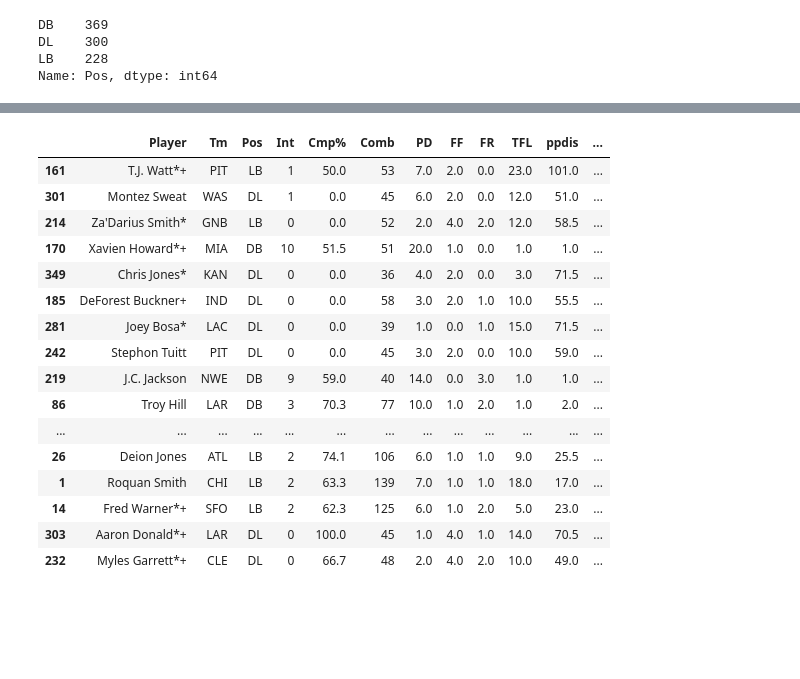
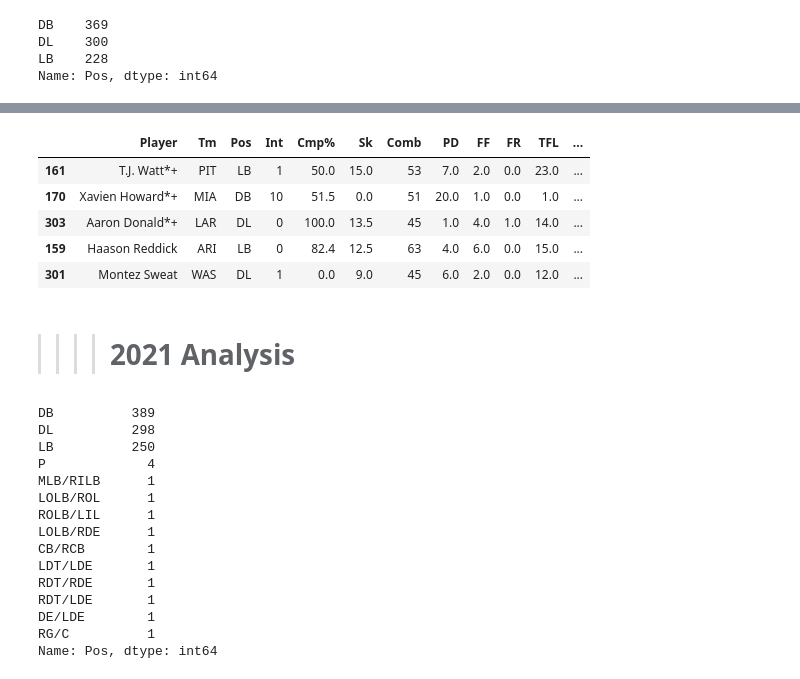
Before and after one commit to SHAWNSMITH16/individual_project, a Jupyter notebook: scratch.ipynb, the cells around one changed output, grey strips where cells are left out. Saved outputs shown, nothing was run; the diff lists cells and outputs as text; code cells hidden in the pictures; blank space fills up the shorter version.

```diff
--- a/scratch.ipynb
+++ b/scratch.ipynb
@@ -115,22 +91,13 @@ df20.head()
 # %%
 df20 = f.player_ratings_cols(df20)
 # %%
-df20.sort_values('ovr_rtg', ascending = False).head(30)
+df20.sort_values('ovr_rtg', ascending = False).head(5)
 # %% [output]
-|  | Player | Tm | Pos | Int | Cmp% | Comb | PD | FF | FR | TFL | ppdis | ... |
-| 161 | T.J. Watt*+ | PIT | LB | 1 | 50.0 | 53 | 7.0 | 2.0 | 0.0 | 23.0 | 101.0 | ... |
-| 301 | Montez Sweat | WAS | DL | 1 | 0.0 | 45 | 6.0 | 2.0 | 0.0 | 12.0 | 51.0 | ... |
-| 214 | Za'Darius Smith* | GNB | LB | 0 | 0.0 | 52 | 2.0 | 4.0 | 2.0 | 12.0 | 58.5 | ... |
-| 170 | Xavien Howard*+ | MIA | DB | 10 | 51.5 | 51 | 20.0 | 1.0 | 0.0 | 1.0 | 1.0 | ... |
-| 349 | Chris Jones* | KAN | DL | 0 | 0.0 | 36 | 4.0 | 2.0 | 0.0 | 3.0 | 71.5 | ... |
-| 185 | DeForest Buckner+ | IND | DL | 0 | 0.0 | 58 | 3.0 | 2.0 | 1.0 | 10.0 | 55.5 | ... |
-| 281 | Joey Bosa* | LAC | DL | 0 | 0.0 | 39 | 1.0 | 0.0 | 1.0 | 15.0 | 71.5 | ... |
-| 242 | Stephon Tuitt | PIT | DL | 0 | 0.0 | 45 | 3.0 | 2.0 | 0.0 | 10.0 | 59.0 | ... |
-| 219 | J.C. Jackson | NWE | DB | 9 | 59.0 | 40 | 14.0 | 0.0 | 3.0 | 1.0 | 1.0 | ... |
-| 86 | Troy Hill | LAR | DB | 3 | 70.3 | 77 | 10.0 | 1.0 | 2.0 | 1.0 | 2.0 | ... |
-| ... | ... | ... | ... | ... | ... | ... | ... | ... | ... | ... | ... | ... |
-| 26 | Deion Jones | ATL | LB | 2 | 74.1 | 106 | 6.0 | 1.0 | 1.0 | 9.0 | 25.5 | ... |
-| 1 | Roquan Smith | CHI | LB | 2 | 63.3 | 139 | 7.0 | 1.0 | 1.0 | 18.0 | 17.0 | ... |
-| 14 | Fred Warner*+ | SFO | LB | 2 | 62.3 | 125 | 6.0 | 1.0 | 2.0 | 5.0 | 23.0 | ... |
-| 303 | Aaron Donald*+ | LAR | DL | 0 | 100.0 | 45 | 1.0 | 4.0 | 1.0 | 14.0 | 70.5 | ... |
-| 232 | Myles Garrett*+ | CLE | DL | 0 | 66.7 | 48 | 2.0 | 4.0 | 2.0 | 10.0 | 49.0 | ... |
+|  | Player | Tm | Pos | Int | Cmp% | Sk | Comb | PD | FF | FR | TFL | ... |
+| 161 | T.J. Watt*+ | PIT | LB | 1 | 50.0 | 15.0 | 53 | 7.0 | 2.0 | 0.0 | 23.0 | ... |
+| 170 | Xavien Howard*+ | MIA | DB | 10 | 51.5 | 0.0 | 51 | 20.0 | 1.0 | 0.0 | 1.0 | ... |
+| 303 | Aaron Donald*+ | LAR | DL | 0 | 100.0 | 13.5 | 45 | 1.0 | 4.0 | 1.0 | 14.0 | ... |
+| 159 | Haason Reddick | ARI | LB | 0 | 82.4 | 12.5 | 63 | 4.0 | 6.0 | 0.0 | 15.0 | ... |
+| 301 | Montez Sweat | WAS | DL | 1 | 0.0 | 9.0 | 45 | 6.0 | 2.0 | 0.0 | 12.0 | ... |
+# %% [markdown]
+>>>> # 2021 Analysis
@@ -136,0 +112,18 @@ df20.sort_values('ovr_rtg', ascending = False).head(30)
+# %%
+df21.Pos.value_counts()
+# %% [output]
+DB          389
+DL          298
+LB          250
+P             4
+MLB/RILB      1
+LOLB/ROL      1
+ROLB/LIL      1
+LOLB/RDE      1
+CB/RCB        1
+LDT/LDE       1
+RDT/RDE       1
+RDT/LDE       1
+DE/LDE        1
+RG/C          1
+Name: Pos, dtype: int64
```
Also changed, not shown: parts of 21 cells of this notebook.
